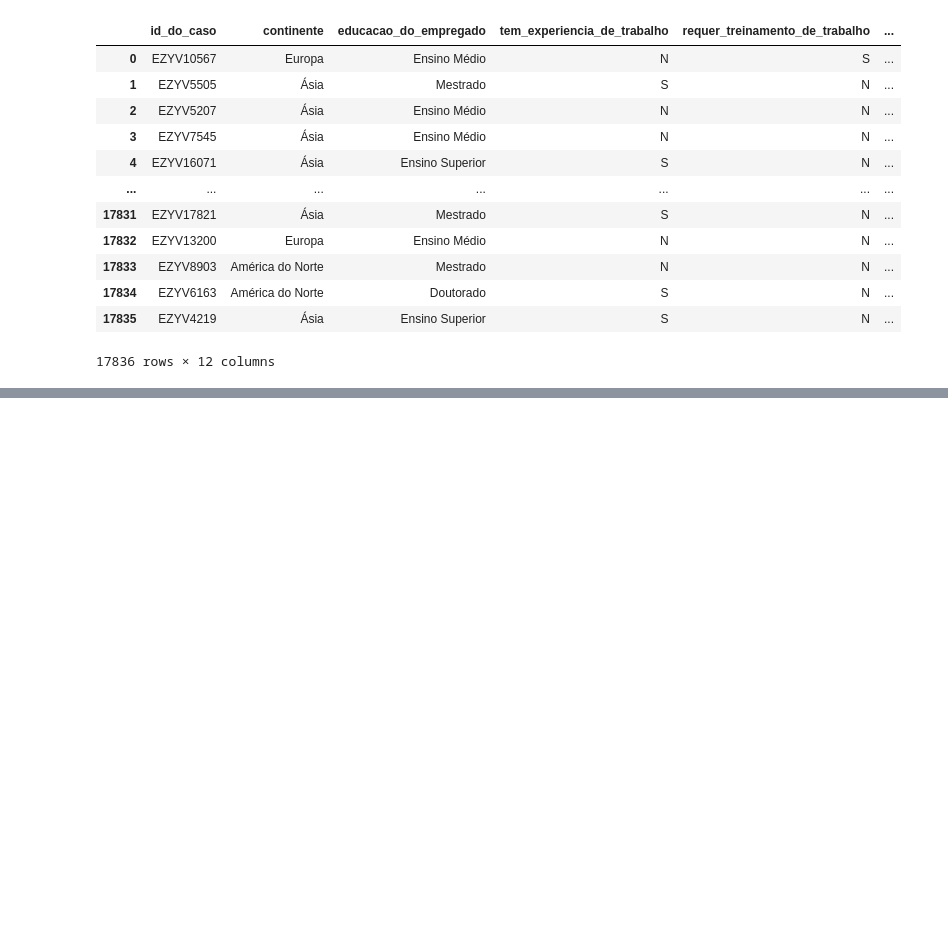
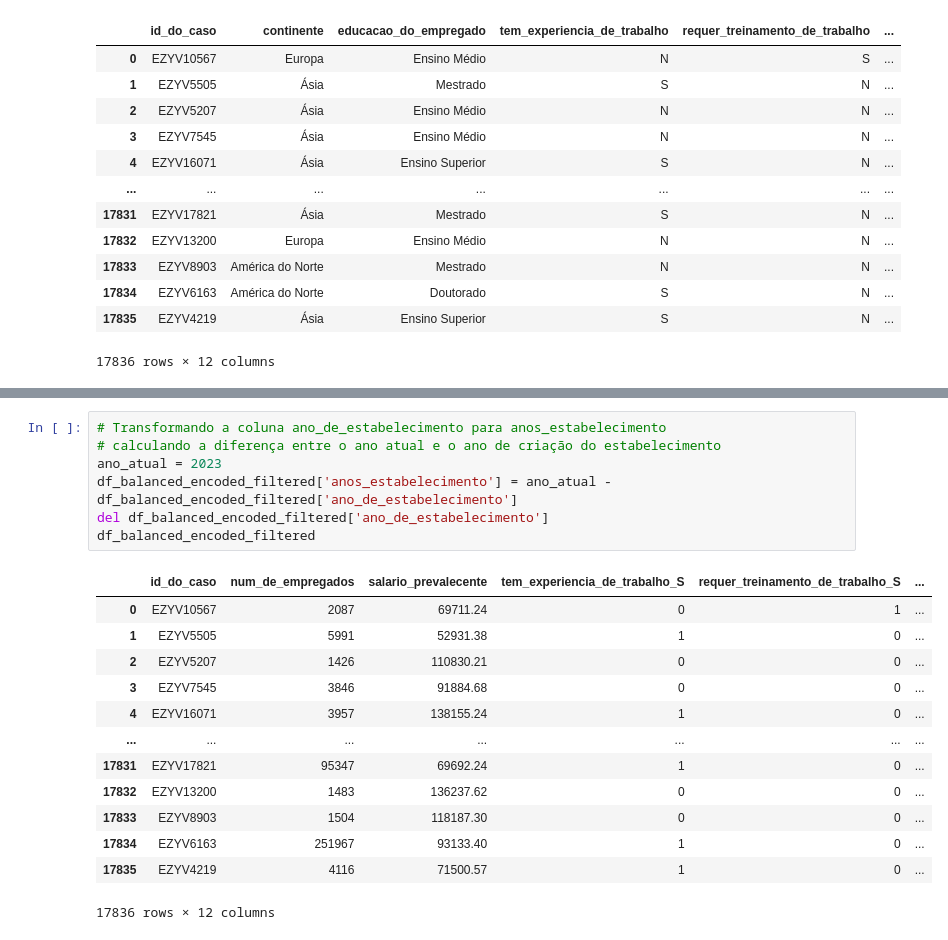
Before and after one commit to cvs2010/ml_olympiad_for_students_topvistos_eua, a Jupyter notebook: ML_Olympiad_for_Students_TopVistos_EUA.ipynb, the cells around one changed output, grey strips where cells are left out. Cells and saved outputs as stored; diff of their text form; blank space fills up the shorter version.

```diff
--- a/ML_Olympiad_for_Students_TopVistos_EUA.ipynb
+++ b/ML_Olympiad_for_Students_TopVistos_EUA.ipynb
@@ -77,0 +270,21 @@ import torch
+# %%
+# Transformando a coluna ano_de_estabelecimento para anos_estabelecimento
+# calculando a diferença entre o ano atual e o ano de criação do estabelecimento
+ano_atual = 2023
+df_balanced_encoded_filtered['anos_estabelecimento'] = ano_atual - df_balanced_encoded_filtered['ano_de_estabelecimento']
+del df_balanced_encoded_filtered['ano_de_estabelecimento']
+df_balanced_encoded_filtered
+# %% [output]
+|  | id_do_caso | num_de_empregados | salario_prevalecente | tem_experiencia_de_trabalho_S | requer_treinamento_de_trabalho_S | ... |
+| 0 | EZYV10567 | 2087 | 69711.24 | 0 | 1 | ... |
+| 1 | EZYV5505 | 5991 | 52931.38 | 1 | 0 | ... |
+| 2 | EZYV5207 | 1426 | 110830.21 | 0 | 0 | ... |
+| 3 | EZYV7545 | 3846 | 91884.68 | 0 | 0 | ... |
+| 4 | EZYV16071 | 3957 | 138155.24 | 1 | 0 | ... |
+| ... | ... | ... | ... | ... | ... | ... |
+| 17831 | EZYV17821 | 95347 | 69692.24 | 1 | 0 | ... |
+| 17832 | EZYV13200 | 1483 | 136237.62 | 0 | 0 | ... |
+| 17833 | EZYV8903 | 1504 | 118187.30 | 0 | 0 | ... |
+| 17834 | EZYV6163 | 251967 | 93133.40 | 1 | 0 | ... |
+| 17835 | EZYV4219 | 4116 | 71500.57 | 1 | 0 | ... |
+17836 rows × 12 columns
```
Also changed, not shown: parts of 36 cells of this notebook.
